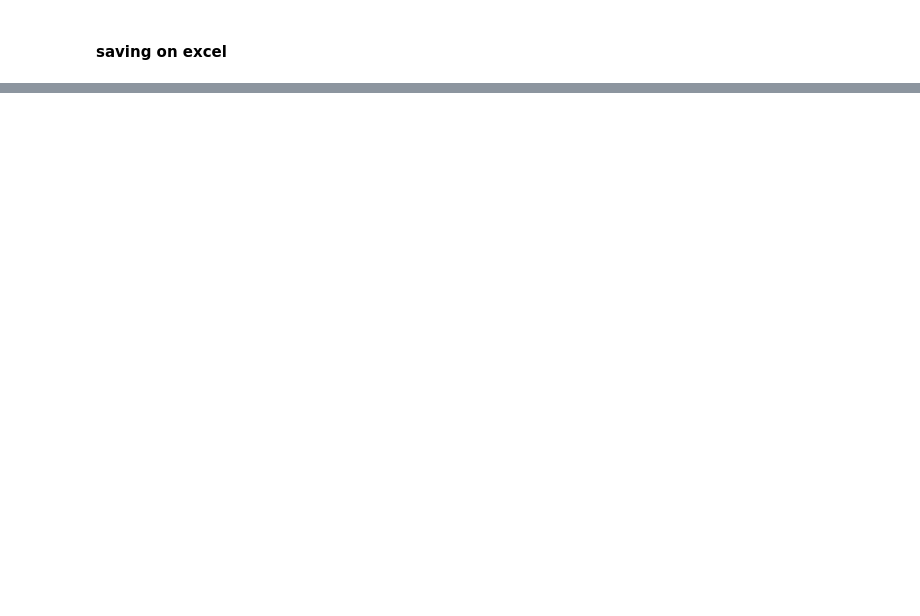
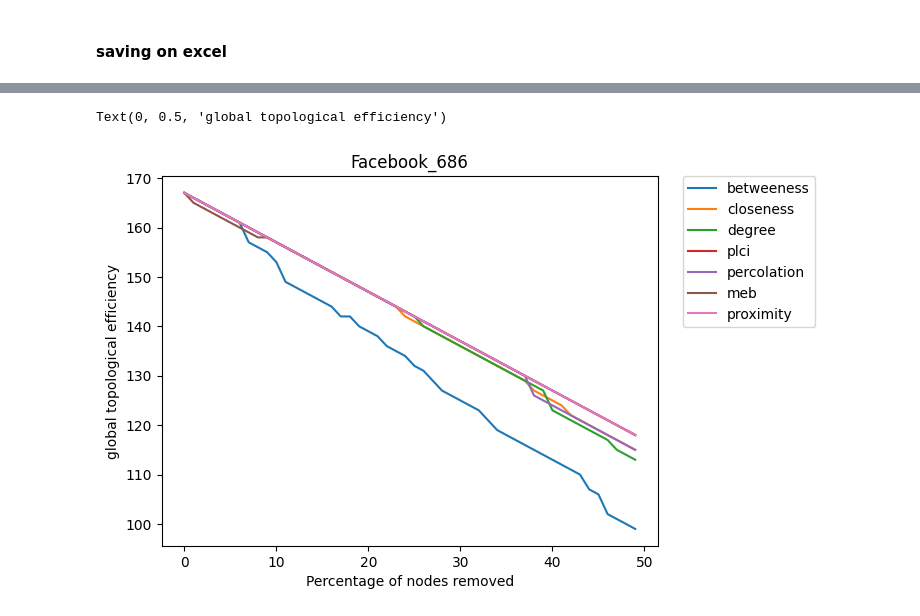
Before and after one commit to raysas/network-disintegration-attacks, a Jupyter notebook: code/real_attack.ipynb, the cells around one changed output, grey strips where cells are left out. Drawn from its saved outputs; the diff is of its cells as text; code cells hidden in the pictures; blank space fills up the shorter version.

```diff
--- a/code/real_attack.ipynb
+++ b/code/real_attack.ipynb
@@ -1657,0 +1760,16 @@ data_fram_eff.to_csv('../results/networks_eff_list.csv', index=False)
+# %%
+#same but use attacl[2] for efficiency
+plt.plot(list(bet_attack_facebook_686[3].keys()), list(bet_attack_facebook_686[3].values()), label='betweeness')
+plt.plot(list(clos_attack_facebook_686[3].keys()), list(clos_attack_facebook_686[3].values()), label='closeness')
+plt.plot(list(deg_attack_facebook_686[3].keys()), list(deg_attack_facebook_686[3].values()), label='degree')
+plt.plot(list(plci_attack_facebook_686[3].keys()), list(plci_attack_facebook_686[3].values()), label='plci')
+plt.plot(list(percolation_attack_facebook_686[3].keys()), list(percolation_attack_facebook_686[3].values()), label='percolation')
+plt.plot(list(meb_attack_facebook_686[3].keys()), list(meb_attack_facebook_686[3].values()), label='meb')
+plt.plot(list(proximity_attack_facebook_686[3].keys()), list(proximity_attack_facebook_686[3].values()), label='proximity')
+plt.title("Facebook_686")
+plt.legend(bbox_to_anchor=(1.05, 1), loc='upper left', borderaxespad=0.)
+plt.xlabel('Percentage of nodes removed')
+plt.ylabel('global topological efficiency')
+# %% [output]
+Text(0, 0.5, 'global topological efficiency')
+[figure, added]
```
Also changed, not shown: parts of 19 cells of this notebook, 4 other files.
